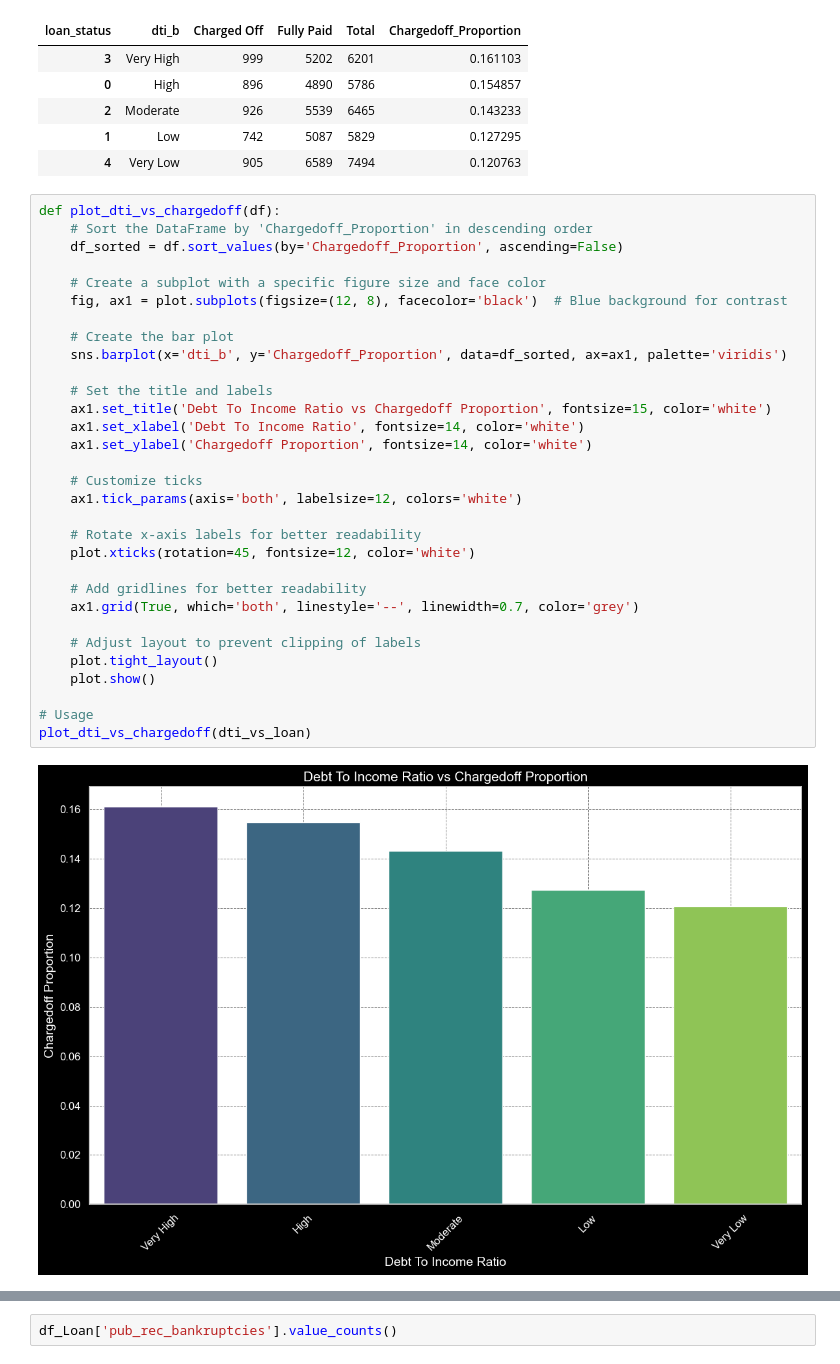
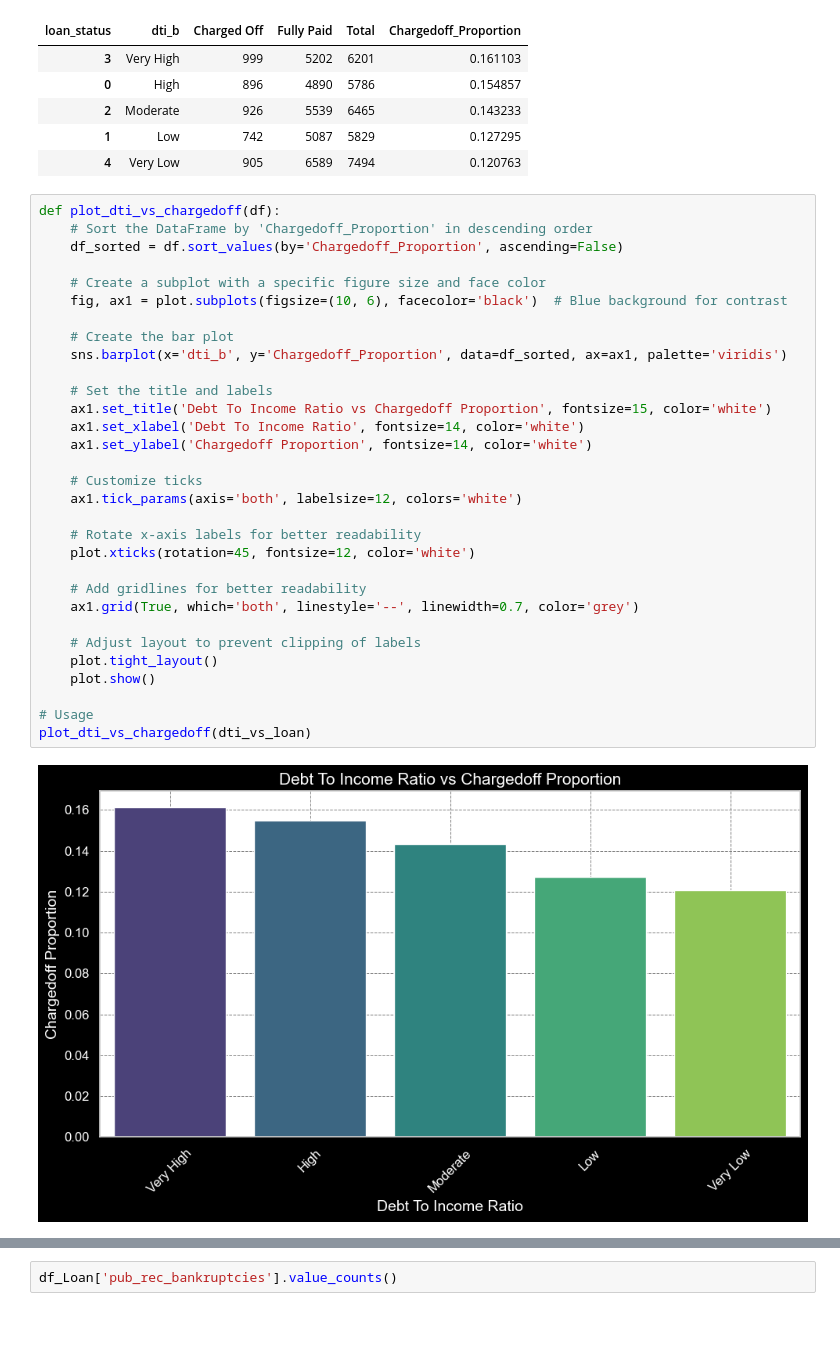
Before and after one commit to chandansharma10698/LendingClubCaseStudy, a Jupyter notebook: chandan_sharma_brk.ipynb, the cells around one changed output, grey strips where cells are left out. Drawn from its saved outputs; the diff is of its cells as text; blank space fills up the shorter version.

```diff
--- a/chandan_sharma_brk.ipynb
+++ b/chandan_sharma_brk.ipynb
@@ -1199,35 +1199,35 @@ dti_vs_loan.sort_values('Chargedoff_Proportion', ascending=False)
 def plot_dti_vs_chargedoff(df):
     # Sort the DataFrame by 'Chargedoff_Proportion' in descending order
     df_sorted = df.sort_values(by='Chargedoff_Proportion', ascending=False)
 
     # Create a subplot with a specific figure size and face color
-    fig, ax1 = plot.subplots(figsize=(12, 8), facecolor='black')  # Blue background for contrast
+    fig, ax1 = plot.subplots(figsize=(10, 6), facecolor='black')  # Blue background for contrast
 
     # Create the bar plot
     sns.barplot(x='dti_b', y='Chargedoff_Proportion', data=df_sorted, ax=ax1, palette='viridis')
 
     # Set the title and labels
     ax1.set_title('Debt To Income Ratio vs Chargedoff Proportion', fontsize=15, color='white')
     ax1.set_xlabel('Debt To Income Ratio', fontsize=14, color='white')
     ax1.set_ylabel('Chargedoff Proportion', fontsize=14, color='white')
 
     # Customize ticks
     ax1.tick_params(axis='both', labelsize=12, colors='white')
 
     # Rotate x-axis labels for better readability
     plot.xticks(rotation=45, fontsize=12, color='white')
 
     # Add gridlines for better readability
     ax1.grid(True, which='both', linestyle='--', linewidth=0.7, color='grey')
 
     # Adjust layout to prevent clipping of labels
     plot.tight_layout()
     plot.show()
 
 # Usage
 plot_dti_vs_chargedoff(dti_vs_loan)
 # %% [output]
-[figure, old version]
+[figure, new version]
 # %% [markdown]
 ### Observation:
 ##### A high Debt-to-Income (DTI) ratio indicates a higher risk of defaults.
```
Also changed, not shown: parts of 6 cells of this notebook, 1 other file.
